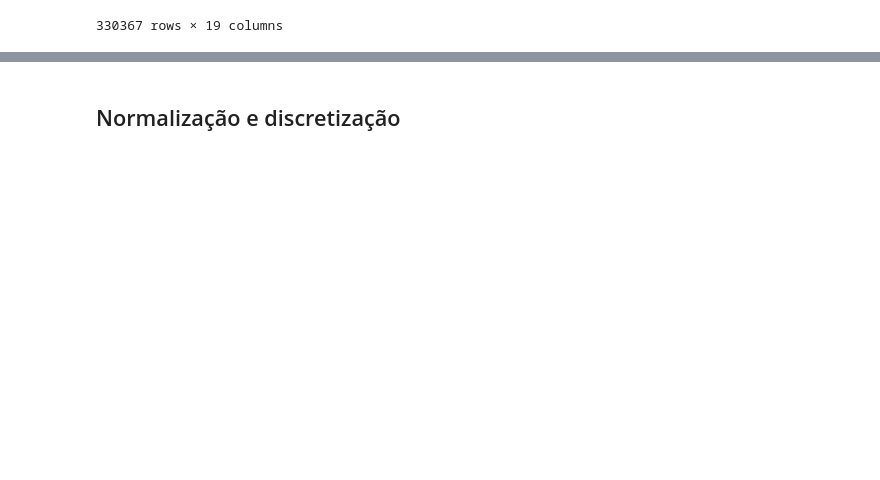
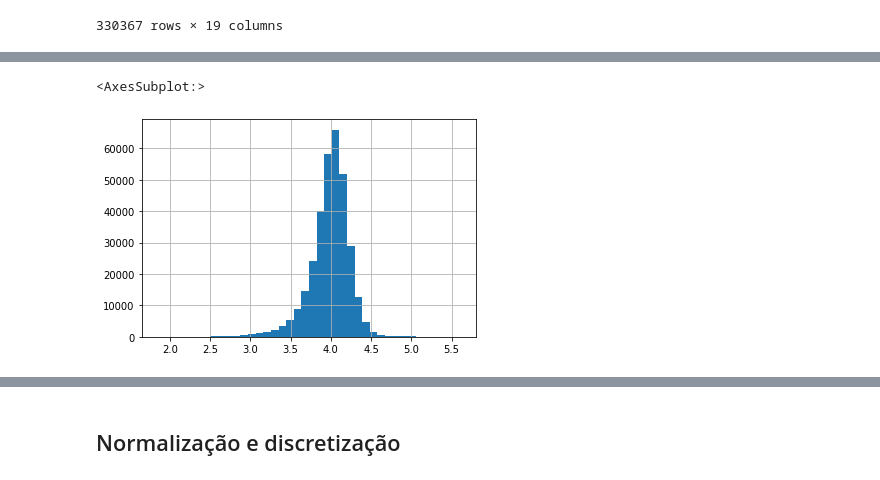
Before and after one commit to mbs8/IF679-ciencia-de-dados, a Jupyter notebook: notebooks/2-pre_processing.ipynb, the cells around one changed output, grey strips where cells are left out. Drawn from its saved outputs; the diff is of its cells as text; code cells hidden in the pictures; blank space fills up the shorter version.

Commit message:
Finaliza a limpeza de dados de todas as colunas

```diff
--- a/notebooks/2-pre_processing.ipynb
+++ b/notebooks/2-pre_processing.ipynb
@@ -617,0 +637,4 @@ df
+# %%
+# criando a coluna de 'milhas por ano' e a coluna do 'log de milhas por ano' para melhor visualizar os dados
+df['miles_per_year'] = df['odometer'] / df['age']
+df['log_miles_per_year'] = df['miles_per_year'].apply(np.log10)
@@ -617,0 +653,6 @@ df
+# %%
+# Mostra que o log_miles_per_year possui uma distribuição simétrica
+df[df['log_miles_per_year'] >= 0]['log_miles_per_year'].hist(bins=40)
+# %% [output]
+<AxesSubplot:>
+[figure, added]
```
Also changed, not shown: parts of 26 cells of this notebook.
